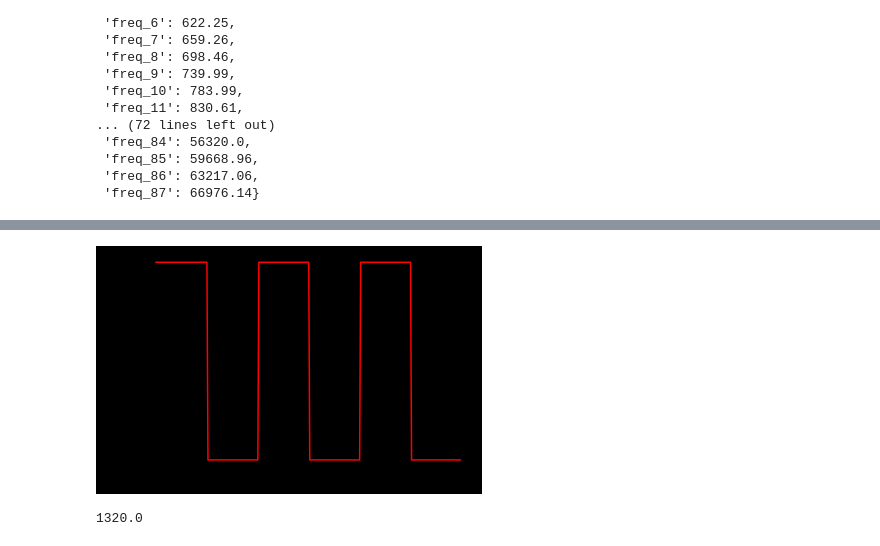
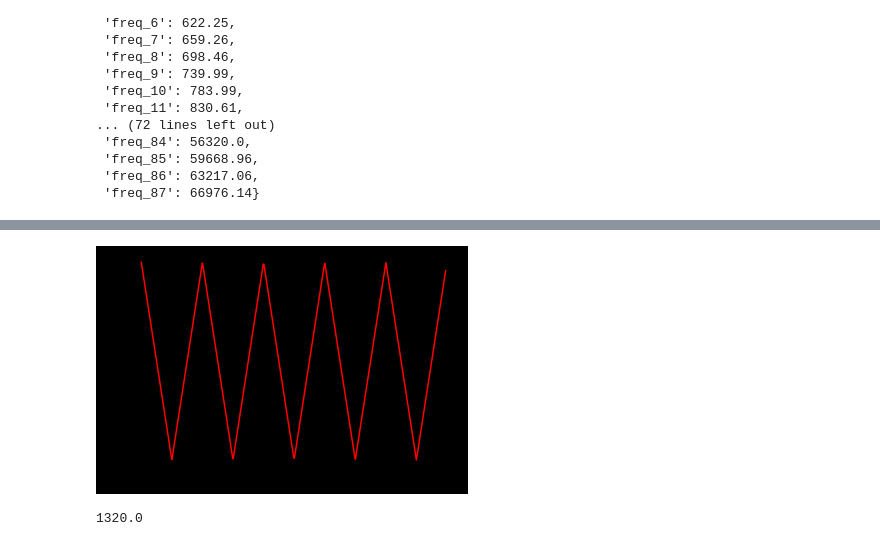
Before and after one commit to FinchMF/pitchcraft, a Jupyter notebook: factory.ipynb, the cells around one changed output, grey strips where cells are left out. Drawn from its saved outputs; the diff is of its cells as text; code cells hidden in the pictures.

```diff
--- a/factory.ipynb
+++ b/factory.ipynb
@@ -74,7 +50,7 @@ W.__dict__
 # %%
-W.show_wav('square', zoom=300)
+W.show_wav('triangle', zoom=500)
 # %% [output]
-[figure, old version]
+[figure, new version]
 # %%
 print(overtone_series[3])
 DET = util.Detect(start_freq=overtone_series[3])
```
Also changed, not shown: parts of 4 cells of this notebook, 3 other files.
